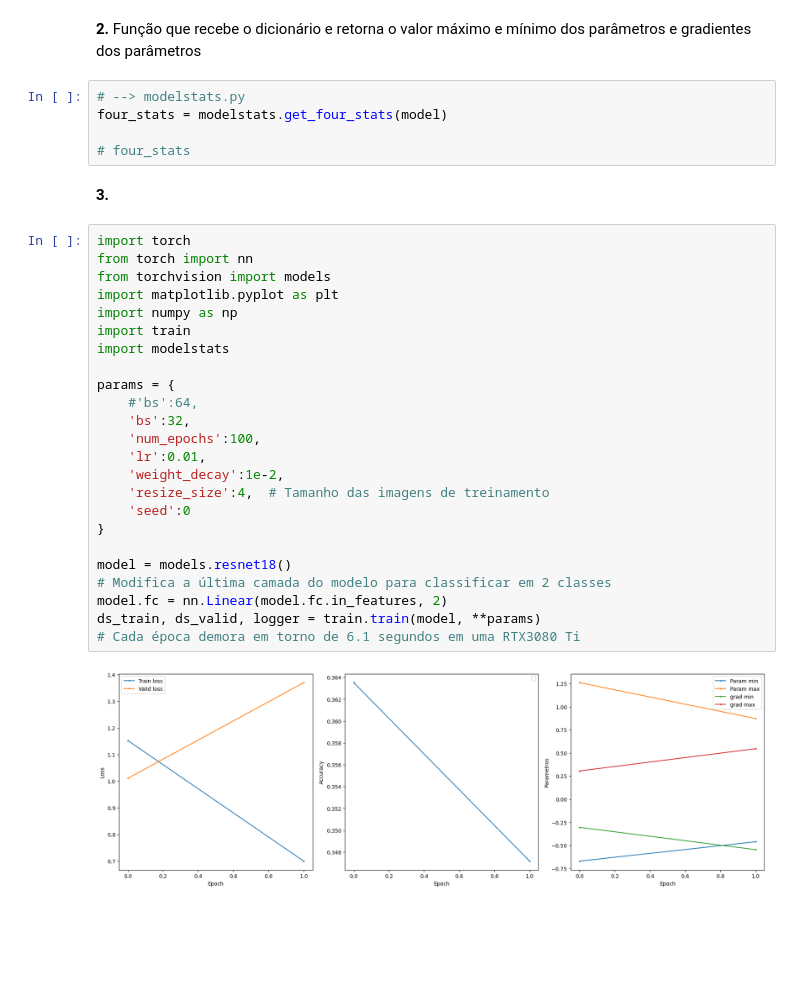
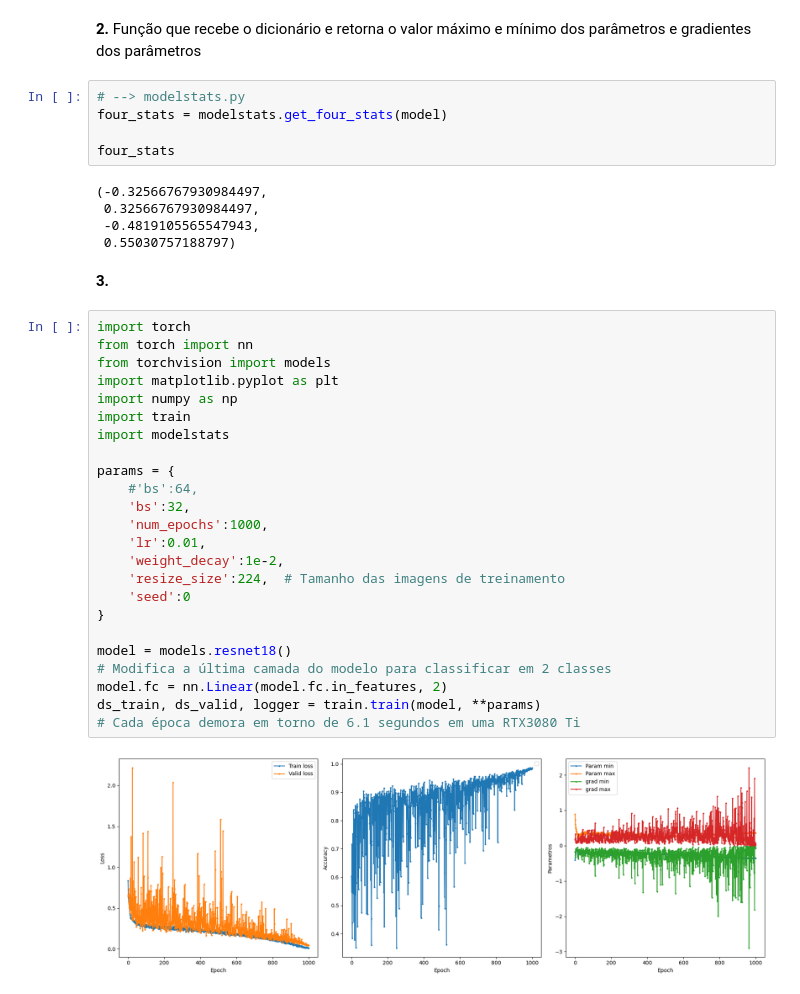
Before and after one commit to PauloMatheusGr/Foundations-of-Computer-Vision, a Jupyter notebook: Projeto01/Tema 6 - Resolucao.ipynb, the cells around one changed output. Saved outputs shown, nothing was run; the diff lists cells and outputs as text; blank space fills up the shorter version.

```diff
--- a/Projeto01/Tema 6 - Resolucao.ipynb
+++ b/Projeto01/Tema 6 - Resolucao.ipynb
@@ -100,32 +118,37 @@ stats = modelstats.get_model_stats(model)
 # --> modelstats.py
 four_stats = modelstats.get_four_stats(model)
 
-# four_stats
+four_stats
+# %% [output]
+(-0.32566767930984497,
+ 0.32566767930984497,
+ -0.4819105565547943,
+ 0.55030757188797)
 # %% [markdown]
 **3.**
 # %%
 import torch
 from torch import nn
 from torchvision import models
 import matplotlib.pyplot as plt
 import numpy as np
 import train
 import modelstats
 
 params = {
     #'bs':64,
     'bs':32,
-    'num_epochs':100,
+    'num_epochs':1000,
     'lr':0.01,
     'weight_decay':1e-2,
-    'resize_size':4,  # Tamanho das imagens de treinamento
+    'resize_size':224,  # Tamanho das imagens de treinamento
     'seed':0
 }
 
 model = models.resnet18()
 # Modifica a última camada do modelo para classificar em 2 classes
 model.fc = nn.Linear(model.fc.in_features, 2)
 ds_train, ds_valid, logger = train.train(model, **params)
 # Cada época demora em torno de 6.1 segundos em uma RTX3080 Ti
 # %% [output]
-[figure, old version]
+[figure, new version]
```
Also changed, not shown: parts of 6 cells of this notebook, 1 other file.
